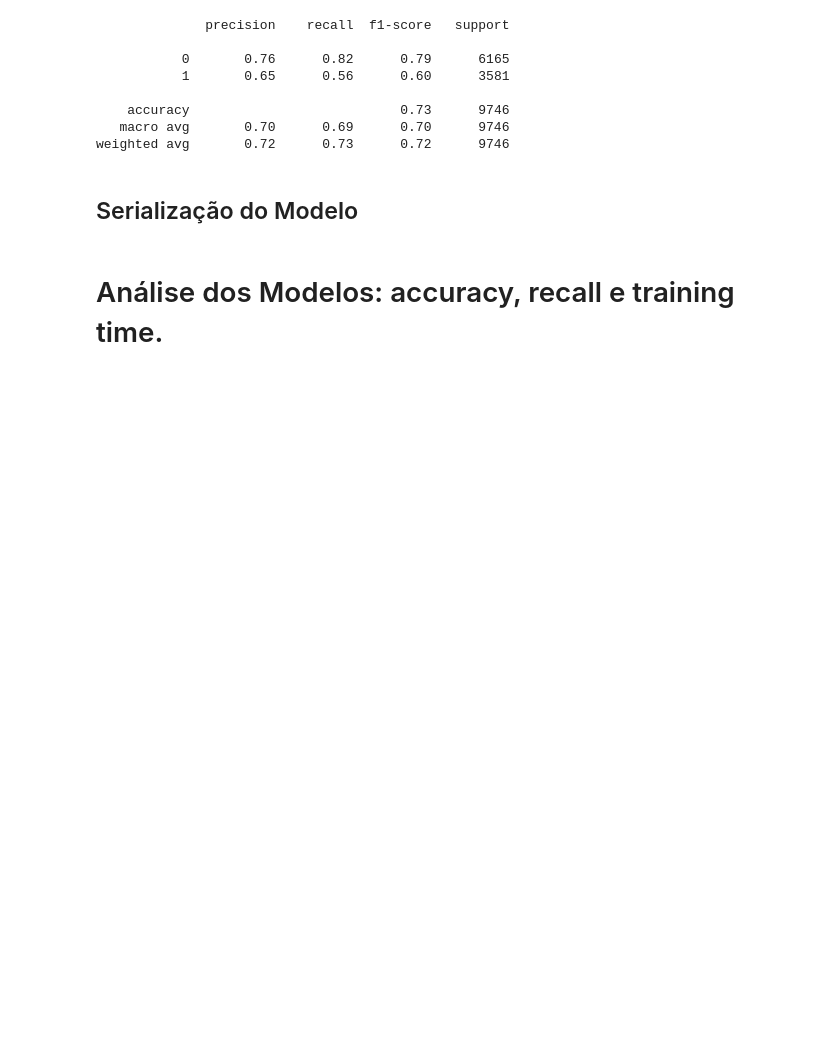
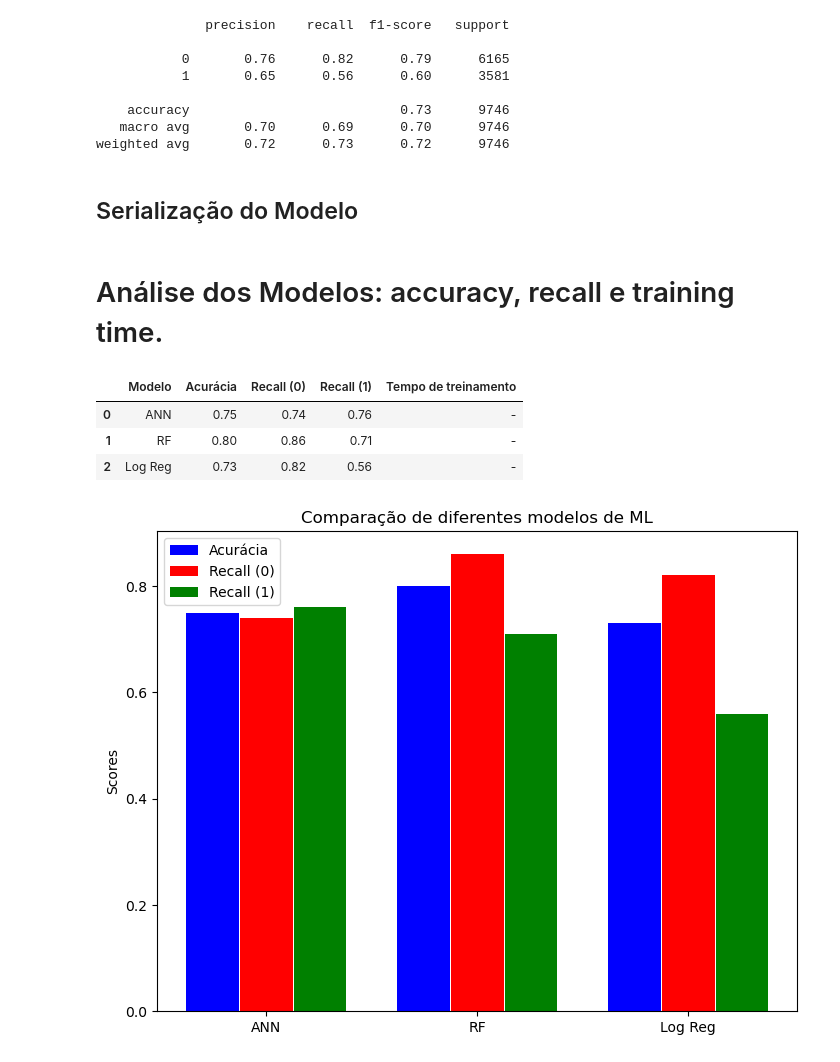
Before and after one commit to diasKayky/fumante-prediacao, a Jupyter notebook: notebooks/ML_Models.ipynb, the cells around one changed output. Drawn from its saved outputs; the diff is of its cells as text; code cells hidden in the pictures; blank space fills up the shorter version.

```diff
--- a/notebooks/ML_Models.ipynb
+++ b/notebooks/ML_Models.ipynb
@@ -320,3 +320,15 @@ weighted avg       0.72      0.73      0.72      9746
 pickle.dump(logreg_model, open('../models/logreg_model.pkl', 'wb'))
 # %% [markdown]
 # Análise dos Modelos: accuracy, recall e training time.
+# %%
+models_stats = {'Modelo': ['ANN', 'RF', 'Log Reg'], 'Acurácia': [0.75, 0.80, 0.73],
+                  'Recall (0)': [0.74, 0.86, 0.82], 'Recall (1)': [0.76, 0.71, 0.56],
+                  'Tempo de treinamento': ['-', '-', '-']}
+
+models_stats_df = pd.DataFrame(models_stats)
+models_stats_df
+# %% [output]
+|  | Modelo | Acurácia | Recall (0) | Recall (1) | Tempo de treinamento |
+| 0 | ANN | 0.75 | 0.74 | 0.76 | - |
+| 1 | RF | 0.80 | 0.86 | 0.71 | - |
+| 2 | Log Reg | 0.73 | 0.82 | 0.56 | - |
@@ -322,0 +337,19 @@ pickle.dump(logreg_model, open('../models/logreg_model.pkl', 'wb'))
+# %%
+data = [acuracia, recall_0, recall_1]
+X = np.arange(len(modelos))
+
+fig = plt.figure()
+ax = fig.add_axes([0,0,1,1])
+
+ax.bar(X - 0.254, data[0], color = 'b', width = 0.25, label="Acurácia")
+ax.bar(X + 0, data[1], color = 'r', width = 0.25, label="Recall (0)")
+ax.bar(X + 0.254, data[2], color = 'g', width = 0.25, label="Recall (1)")
+
+plt.title("Comparação de diferentes modelos de ML")
+ax.set_xticks(modelos.index, ("ANN", "RF", "Log Reg"))
+ax.set_ylabel("Scores")
+
+plt.legend()
+plt.show()
+# %% [output]
+[figure, added]
```
Also changed, not shown: parts of 1 cell of this notebook.
